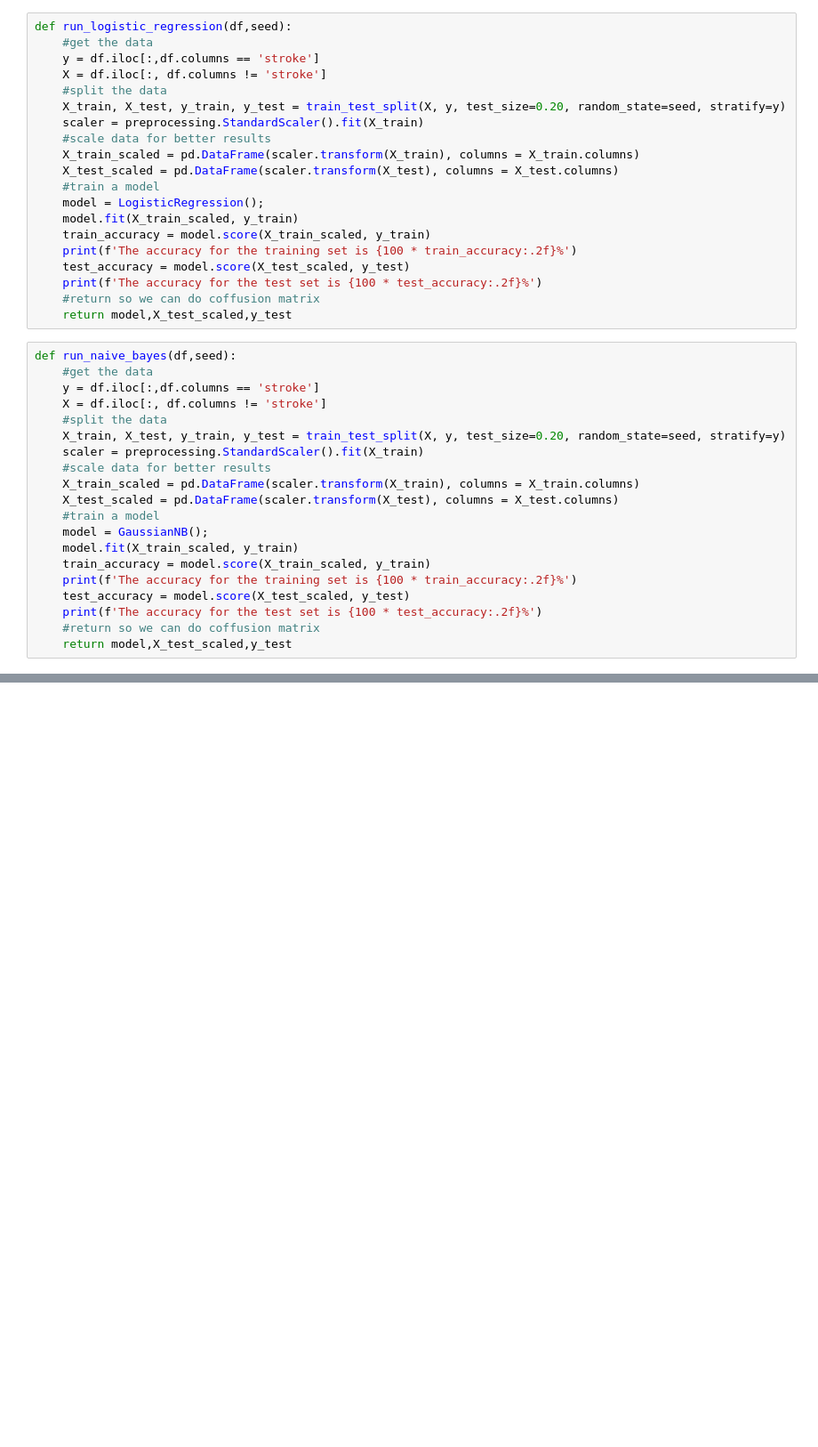
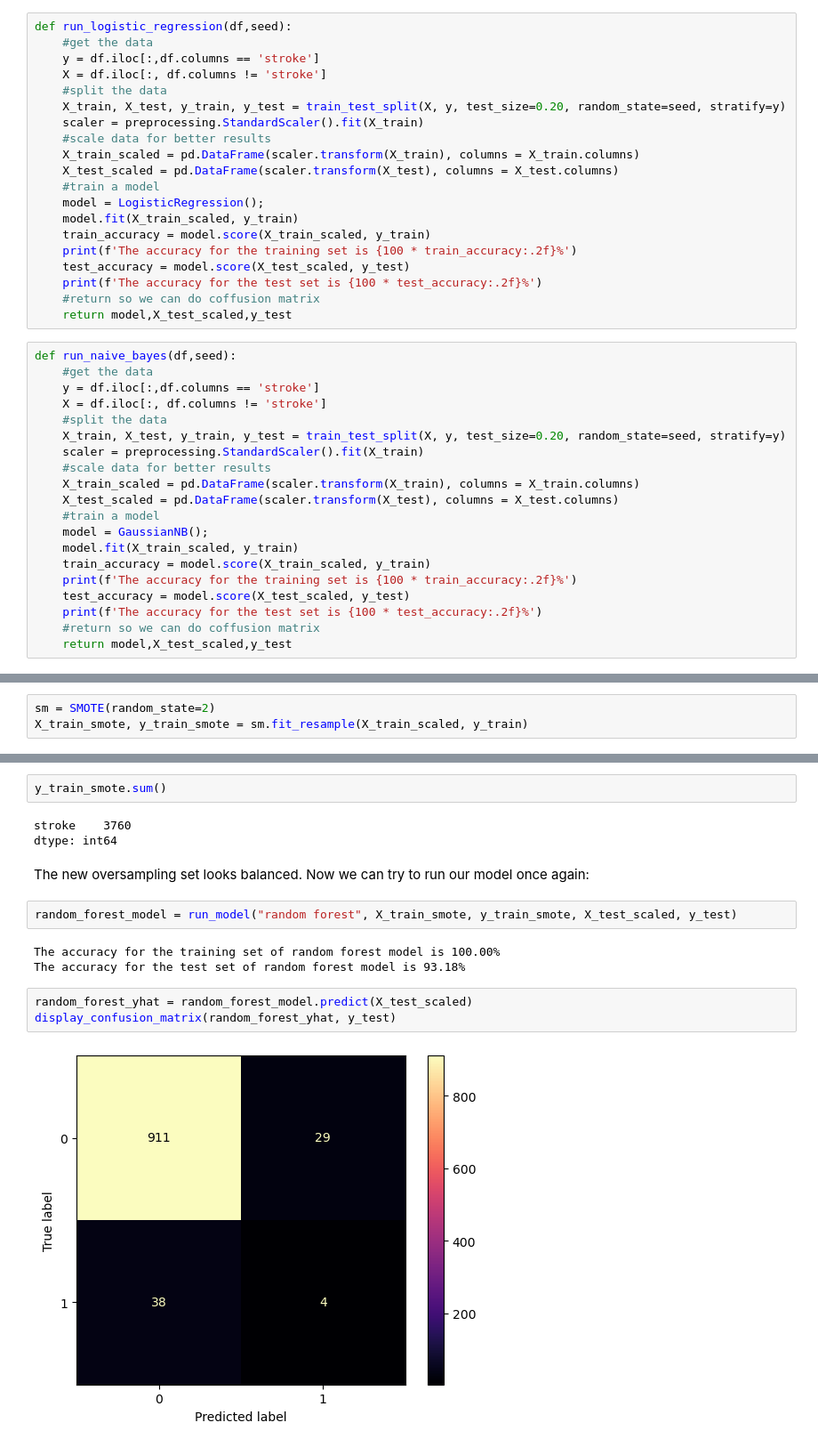
Before and after one commit to Nishatou/cs4650_capstone_bigdata, a Jupyter notebook: CS4650_Project.ipynb, the cells around one changed output, grey strips where cells are left out. Shown: that part at 89% size. Drawn from its saved outputs; the diff is of its cells as text; blank space fills up the shorter version.

```diff
--- a/CS4650_Project.ipynb
+++ b/CS4650_Project.ipynb
@@ -190,0 +294,3 @@ F1 Score:  0.22110552763819097
+# %%
+sm = SMOTE(random_state=2)
+X_train_smote, y_train_smote = sm.fit_resample(X_train_scaled, y_train)
@@ -190,0 +313,17 @@ F1 Score:  0.22110552763819097
+# %%
+y_train_smote.sum()
+# %% [output]
+stroke    3760
+dtype: int64
+# %% [markdown]
+The new oversampling set looks balanced. Now we can try to run our model once again:
+# %%
+random_forest_model = run_model("random forest", X_train_smote, y_train_smote, X_test_scaled, y_test)
+# %% [output]
+The accuracy for the training set of random forest model is 100.00%
+The accuracy for the test set of random forest model is 93.18%
+# %%
+random_forest_yhat = random_forest_model.predict(X_test_scaled)
+display_confusion_matrix(random_forest_yhat, y_test)
+# %% [output]
+[figure, added]
```
Also changed, not shown: parts of 25 cells of this notebook.
